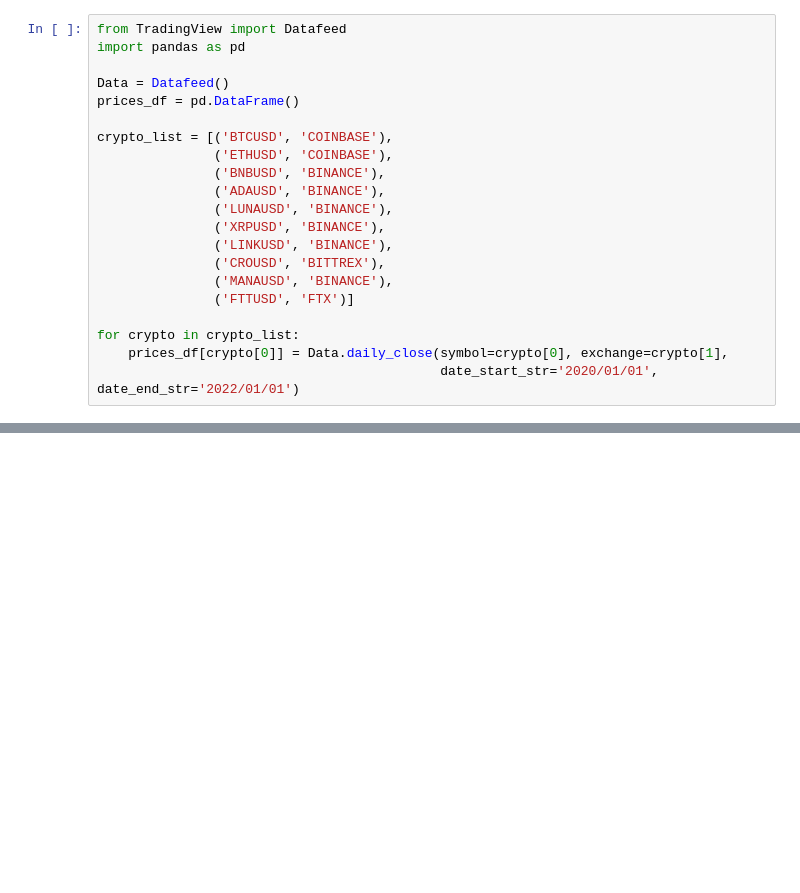
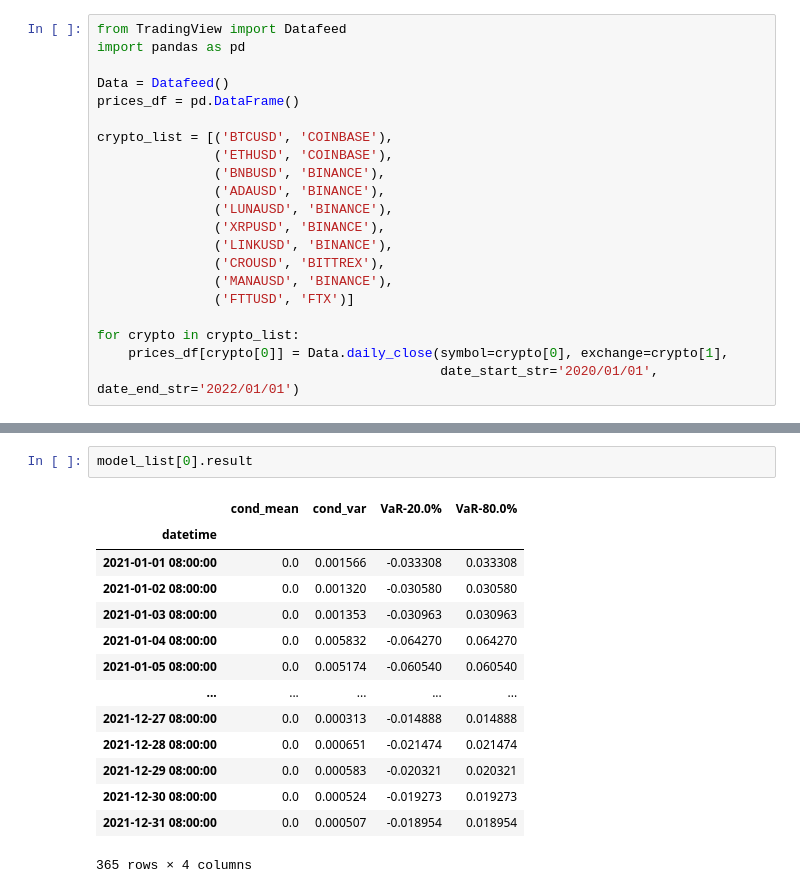
Before and after one commit to TzuH-Hsu/Crypto_PairsTrading, a Jupyter notebook: result.ipynb, the cells around one changed output, grey strips where cells are left out. Drawn from its saved outputs; the diff is of its cells as text; blank space fills up the shorter version.

```diff
--- a/result.ipynb
+++ b/result.ipynb
@@ -95,2 +209,19 @@ plt.show()
+# %%
+model_list[0].result
+# %% [output]
+|  | cond_mean | cond_var | VaR-20.0% | VaR-80.0% |
+| datetime |  |  |  |  |
+| 2021-01-01 08:00:00 | 0.0 | 0.001566 | -0.033308 | 0.033308 |
+| 2021-01-02 08:00:00 | 0.0 | 0.001320 | -0.030580 | 0.030580 |
+| 2021-01-03 08:00:00 | 0.0 | 0.001353 | -0.030963 | 0.030963 |
+| 2021-01-04 08:00:00 | 0.0 | 0.005832 | -0.064270 | 0.064270 |
+| 2021-01-05 08:00:00 | 0.0 | 0.005174 | -0.060540 | 0.060540 |
+| ... | ... | ... | ... | ... |
+| 2021-12-27 08:00:00 | 0.0 | 0.000313 | -0.014888 | 0.014888 |
+| 2021-12-28 08:00:00 | 0.0 | 0.000651 | -0.021474 | 0.021474 |
+| 2021-12-29 08:00:00 | 0.0 | 0.000583 | -0.020321 | 0.020321 |
+| 2021-12-30 08:00:00 | 0.0 | 0.000524 | -0.019273 | 0.019273 |
+| 2021-12-31 08:00:00 | 0.0 | 0.000507 | -0.018954 | 0.018954 |
+365 rows × 4 columns
 # %%
 model_list[0].res.summary()
```
Also changed, not shown: parts of 11 cells of this notebook.
